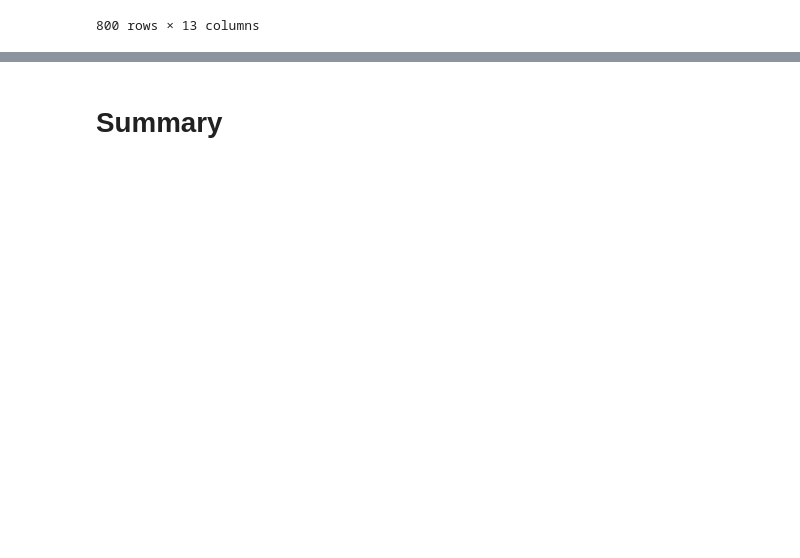
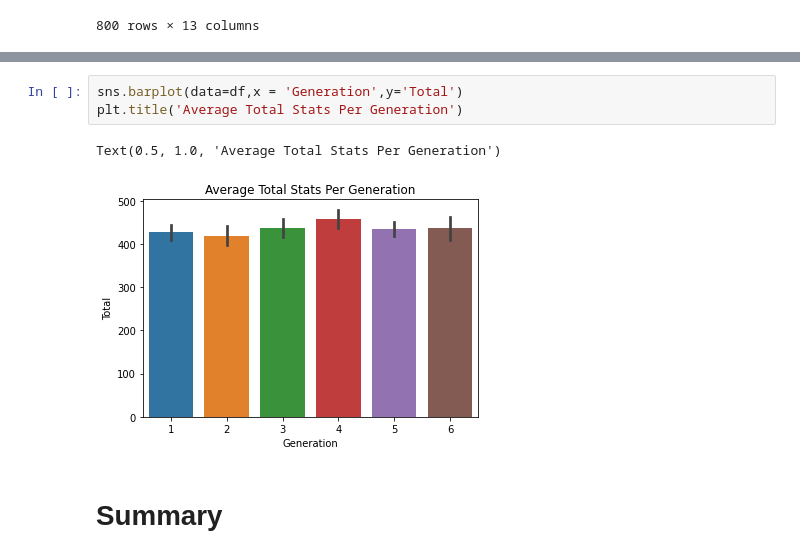
Before and after one commit to hanarifdahs/hacktiv8, a Jupyter notebook: h8dsft_P0W1.ipynb, the cells around one changed output, grey strips where cells are left out. Cells and saved outputs as stored; diff of their text form; blank space fills up the shorter version.

```diff
--- a/h8dsft_P0W1.ipynb
+++ b/h8dsft_P0W1.ipynb
@@ -159,2 +266,8 @@ df[df['Name''] == ]
+# %%
+sns.barplot(data=df,x = 'Generation',y='Total')
+plt.title('Average Total Stats Per Generation')
+# %% [output]
+Text(0.5, 1.0, 'Average Total Stats Per Generation')
+[figure, added]
 # %% [markdown]
 # Summary
```
Also changed, not shown: parts of 17 cells of this notebook.
